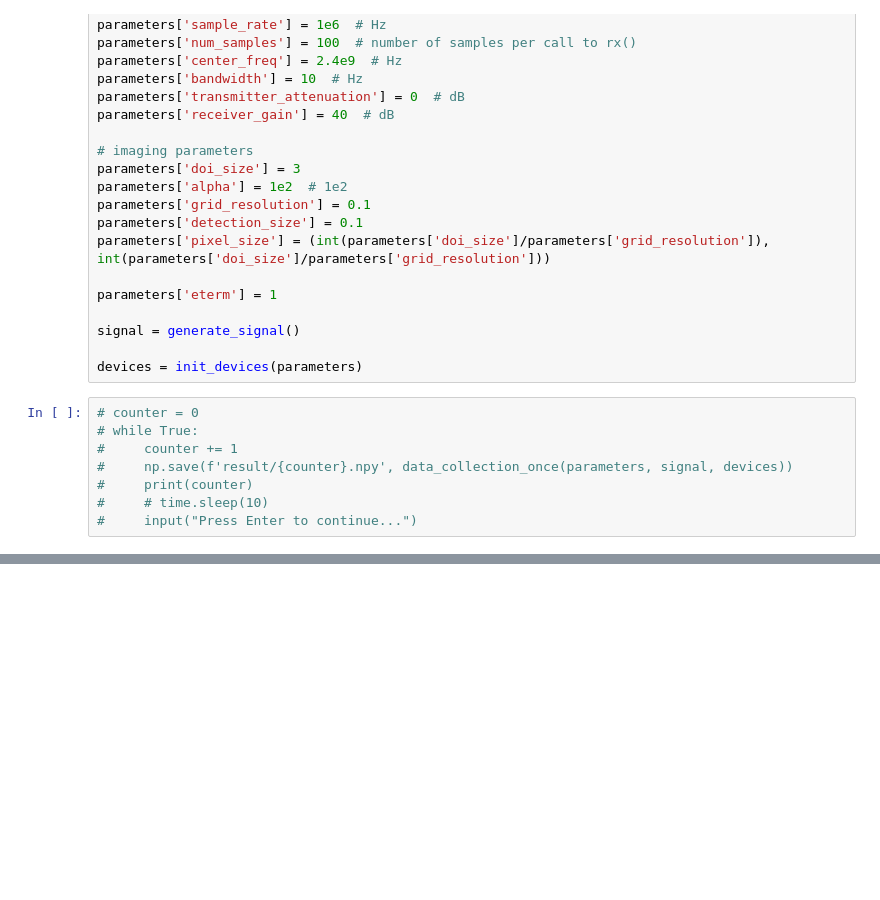
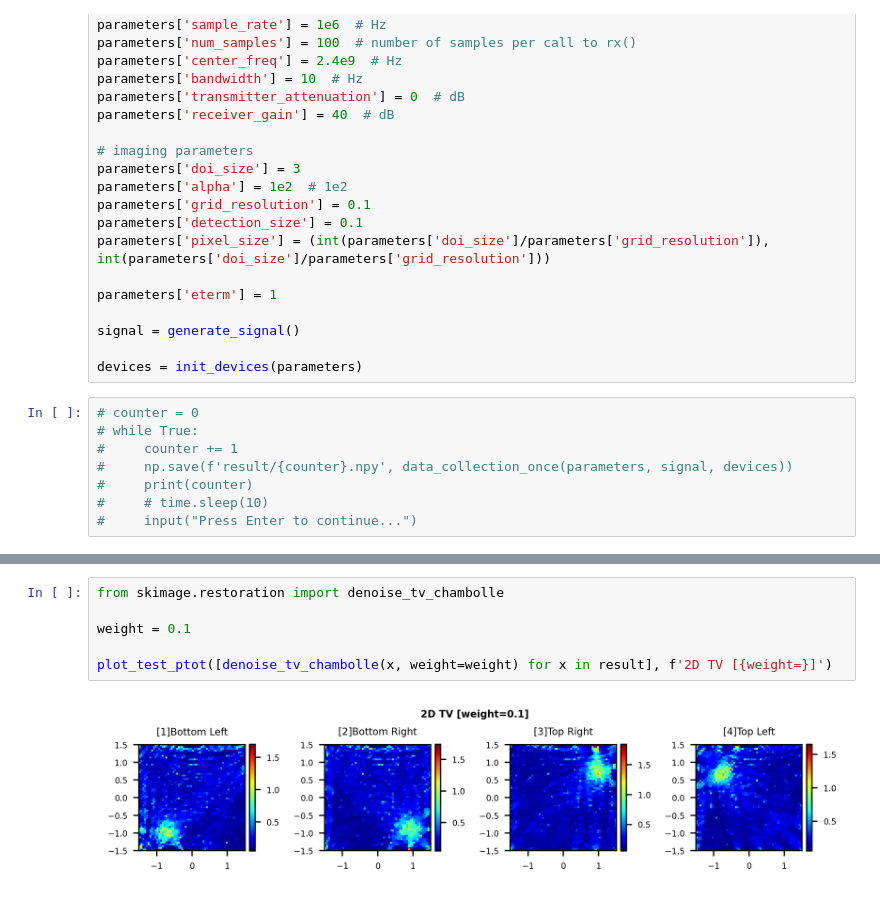
Before and after one commit to anderswong425/RF-Imaging, a Jupyter notebook: test.ipynb, the cells around one changed output, grey strips where cells are left out. Saved outputs shown, nothing was run; the diff lists cells and outputs as text; blank space fills up the shorter version.

```diff
--- a/test.ipynb
+++ b/test.ipynb
@@ -126,0 +168,8 @@ fig.show()
+# %%
+from skimage.restoration import denoise_tv_chambolle
+
+weight = 0.1
+
+plot_test_ptot([denoise_tv_chambolle(x, weight=weight) for x in result], f'2D TV [{weight=}]')
+# %% [output]
+[figure, added]
```
Also changed, not shown: parts of 27 cells of this notebook, 58 other files.
